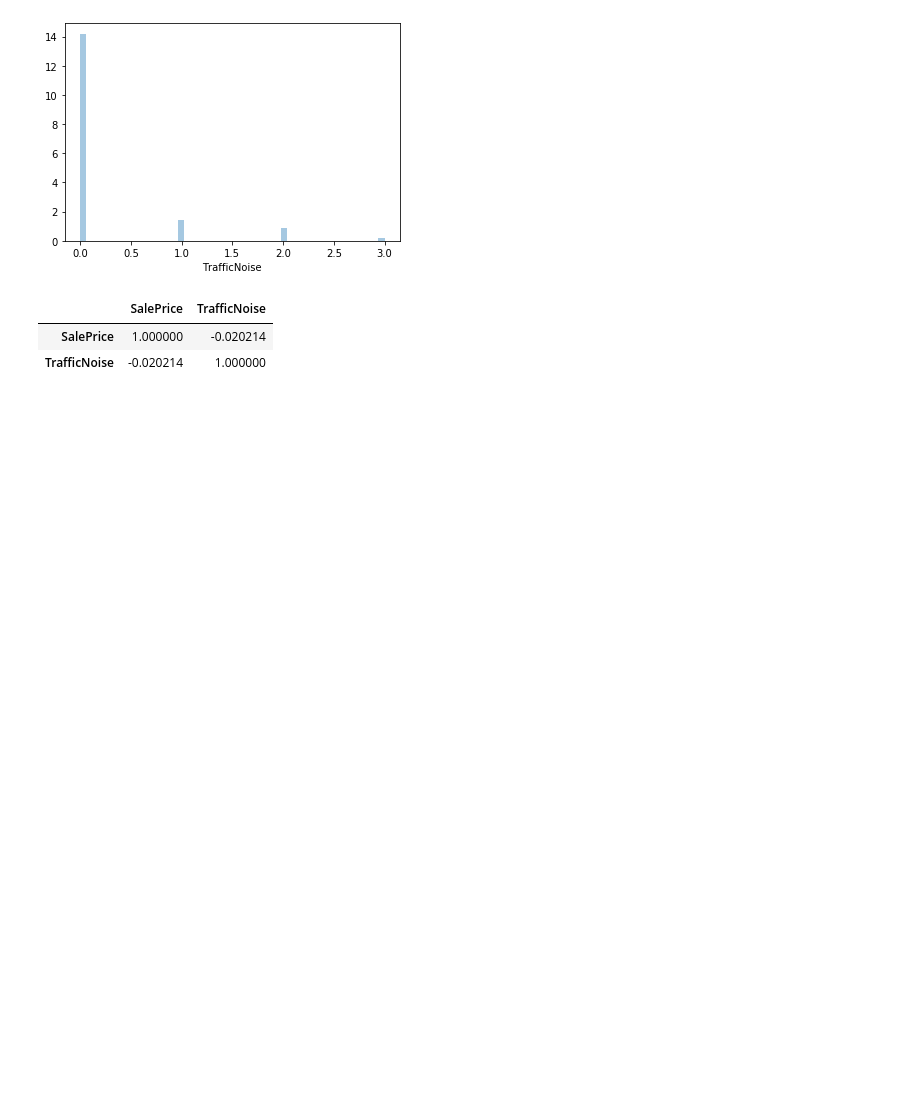
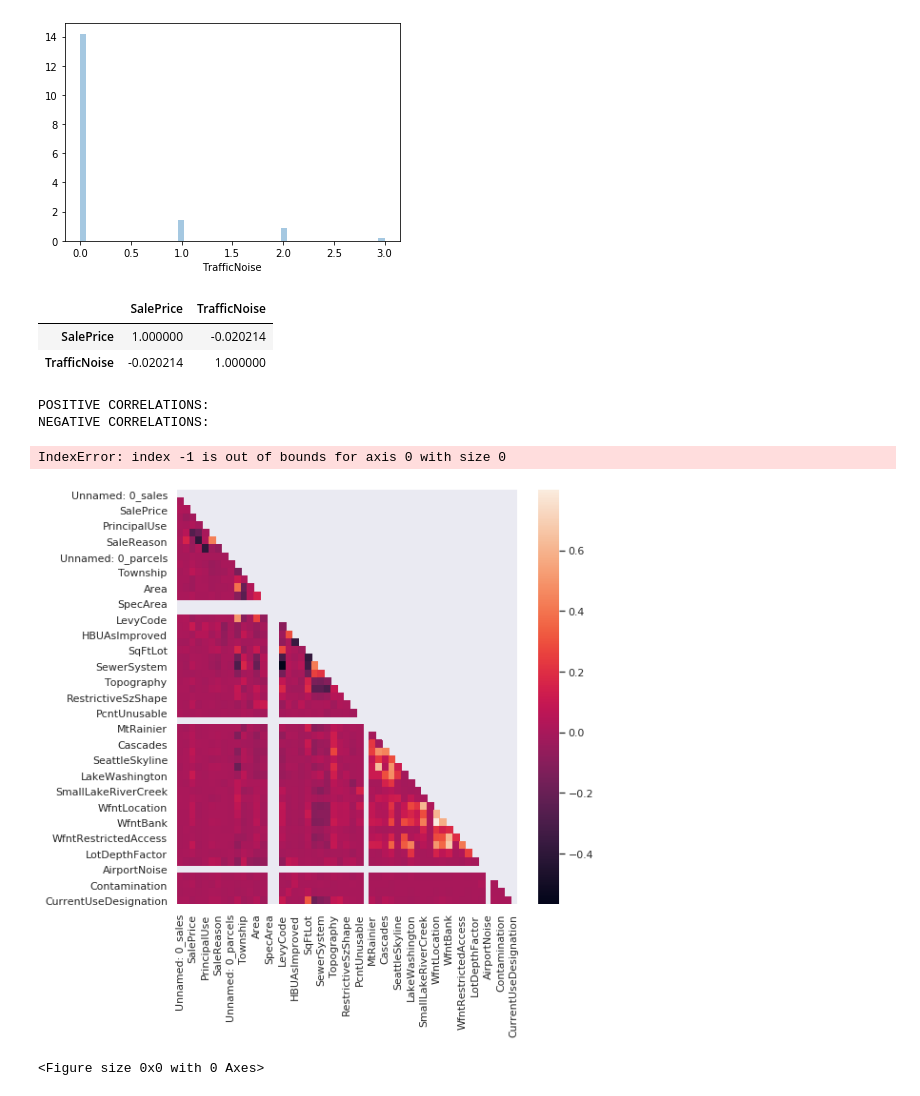
Before and after one commit to chum46/housing_sales_king_county, a Jupyter notebook: notebooks/exploratory/03_mef_noise_correlation.ipynb, the cells around one changed output. Drawn from its saved outputs; the diff is of its cells as text; code cells hidden in the pictures; blank space fills up the shorter version.

```diff
--- a/notebooks/exploratory/03_mef_noise_correlation.ipynb
+++ b/notebooks/exploratory/03_mef_noise_correlation.ipynb
@@ -116,3 +113,50 @@ sales_vs_traffic_noise.corr()
 |  | SalePrice | TrafficNoise |
 | SalePrice | 1.000000 | -0.020214 |
 | TrafficNoise | -0.020214 | 1.000000 |
+# %%
+def df_corr (df):
+    """
+    This function takes in a dataframe where the first column is the target
+    (dependent variable) and the rest are features to be analyzed.
+    We are looking for variables that are highly correlated with the target
+    variable.
+    Returns a list of positively correlated variables and a list of
+    negatively correlated variables. Also plots the heatmap, pair plots,
+    and prints the results.
+    """
+    import seaborn as sns
+    sns.set(rc={'figure.figsize':(8, 8)})
+    mask = np.triu(np.ones_like(df.corr(), dtype=np.bool))
+    sns.heatmap(df.corr(), mask=mask);
+    corrMatrix = df.corr()
+    rows, cols = corrMatrix.shape
+    flds = list(corrMatrix.columns)
+    corr = df.corr().values
+    neg_corr = []
+    pos_corr = []
+    print ("POSITIVE CORRELATIONS:")
+    for j in range(1, cols):
+        if corr[0,j] > 0.5:
+            print ('     ', flds[0], ' ', flds[j], ' ', corr[0,j])
+            pos_corr.append(flds[j])
+    print ("NEGATIVE CORRELATIONS:")
+    for j in range(1, cols):
+        if corr[0,j] < -0.5:
+            print ('     ', flds[0], ' ', flds[j], ' ', corr[0,j])
+            neg_corr.append(flds[j])
+    # Pair Plots
+    df_pos = df[pos_corr]
+    df_neg = df[neg_corr]
+    sns.pairplot(df_pos)
+    sns.pairplot(df_neg)
+    return pos_corr, neg_corr
+# %%
+sale_and_parcels = pd.merge(sales, parcels, on='PIN', how='inner', suffixes=('_sales', '_parcels'))
+# %%
+pos, neg = df_corr(sale_and_parcels)
+# %% [output]
+POSITIVE CORRELATIONS:
+NEGATIVE CORRELATIONS:
+IndexError: index -1 is out of bounds for axis 0 with size 0
+[figure, added]
+<Figure size 0x0 with 0 Axes>
```
Also changed, not shown: parts of 30 cells of this notebook, 2 other files.
